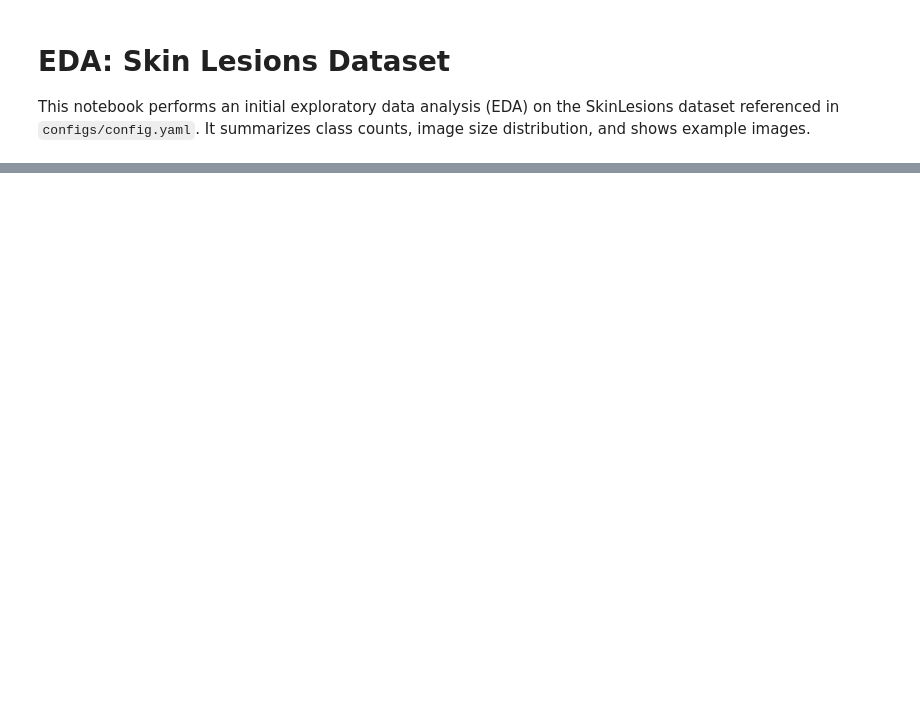
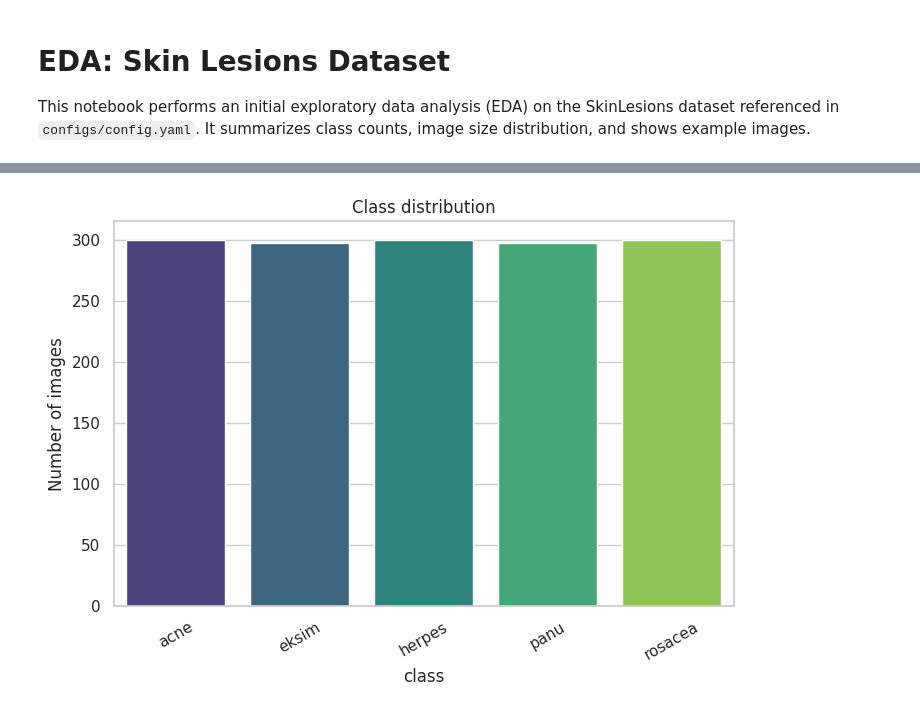
Before and after one commit to DylanJTan/BME6938-Spring-2026-Project-2-Group-3, a Jupyter notebook: notebooks/01_eda.ipynb, the cells around one changed output, grey strips where cells are left out. Saved outputs shown, nothing was run; the diff lists cells and outputs as text; code cells hidden in the pictures; blank space fills up the shorter version.

```diff
--- a/notebooks/01_eda.ipynb
+++ b/notebooks/01_eda.ipynb
@@ -15,9 +15,18 @@ from PIL import Image
 sns.set(style="whitegrid")
 # %%
 # Load config to find dataset root
-cfg_path = Path('configs/config.yaml')
-with open(cfg_path, 'r') as f:
+cwd = Path.cwd().resolve()
+candidates = [
+    cwd / 'configs' / 'config.yaml',
+    cwd.parent / 'configs' / 'config.yaml',
+]
+cfg_path = next((p for p in candidates if p.exists()), None)
+if cfg_path is None:
+    raise FileNotFoundError(f'Could not find configs/config.yaml from cwd={cwd}')
+
+with cfg_path.open('r', encoding='utf-8') as f:
     cfg = yaml.safe_load(f)
+
 dataset_root = Path(cfg['paths']['dataset_root'])
 classes = cfg['data']['classes']
-dataset_root, classes
+cfg_path, dataset_root, classes
@@ -38,11 +59,14 @@ counts
 # %%
 # Bar plot of class counts
+plot_df = counts.rename_axis('class').reset_index(name='count')
 plt.figure(figsize=(8,5))
-sns.barplot(x=counts.index, y=counts.values, palette='viridis')
+sns.barplot(data=plot_df, x='class', y='count', hue='class', palette='viridis', legend=False)
 plt.ylabel('Number of images')
 plt.title('Class distribution')
 plt.xticks(rotation=30)
 plt.show()
+# %% [output]
+[figure, added]
 # %%
 # Show a grid of sample images (up to 8 per class, total limit to avoid huge outputs)
 def show_samples(df, n_per_class=6, max_total=24):
```
Also changed, not shown: parts of 5 cells of this notebook, 45 other files.
